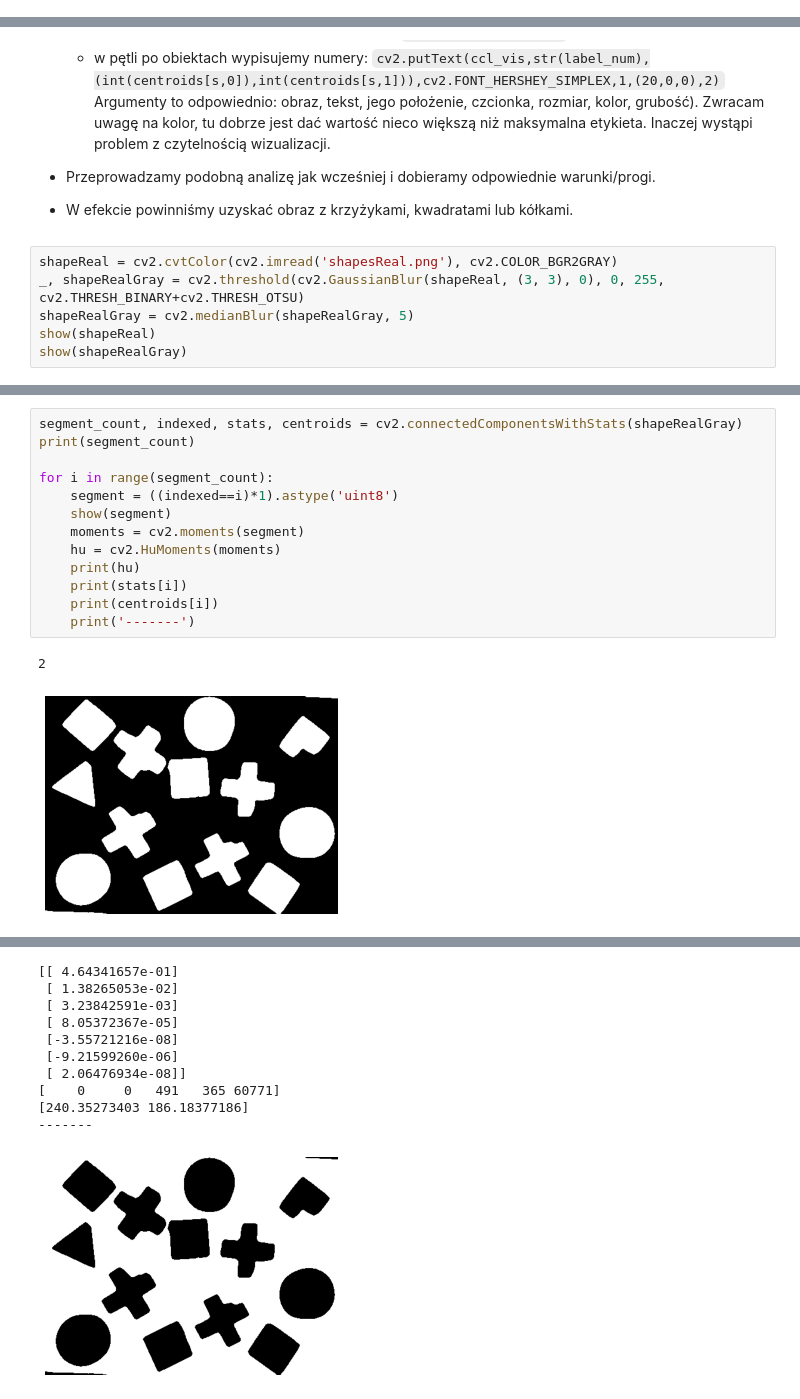
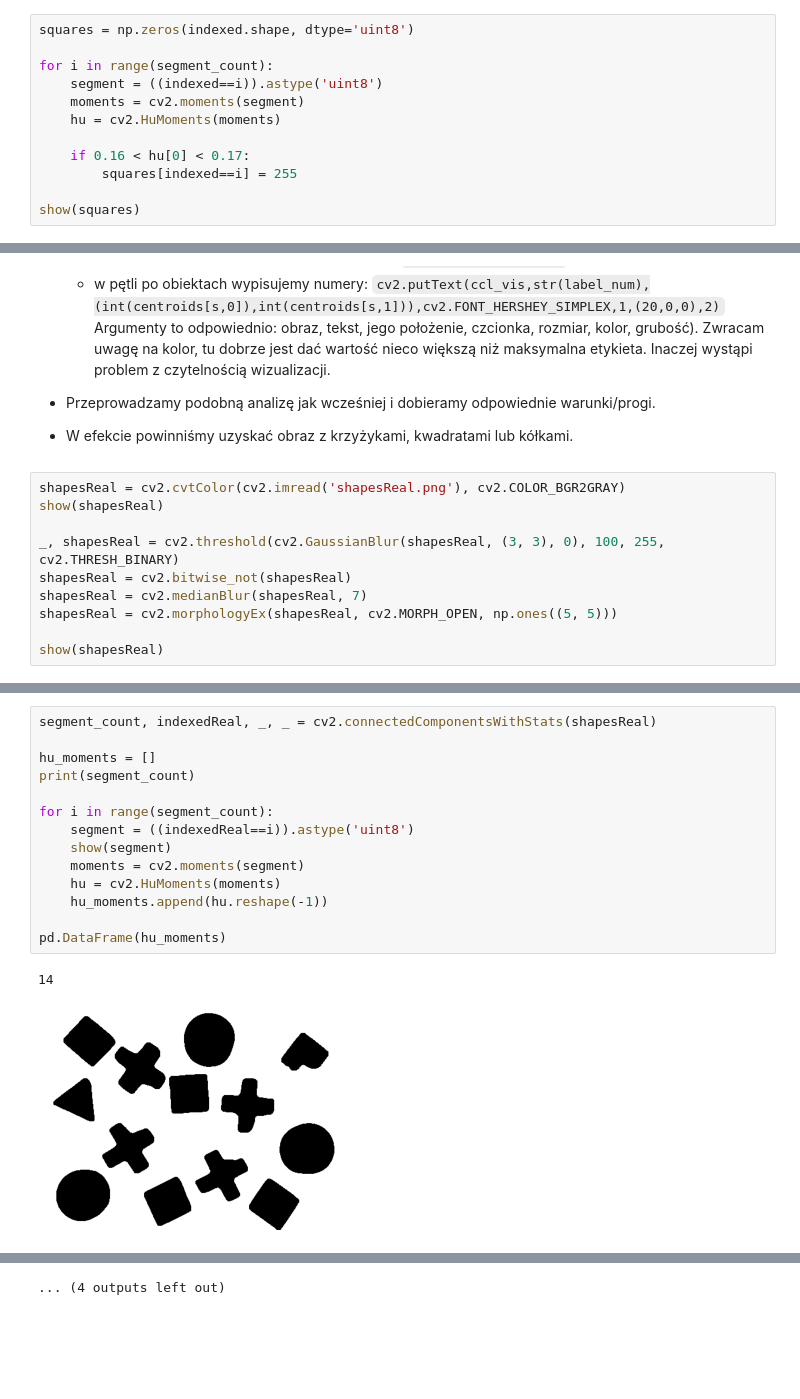
Before and after one commit to mhawryluk/wdcpo, a Jupyter notebook: lab11/11_ccl.ipynb, the cells around one changed output, grey strips where cells are left out. Cells and saved outputs as stored; diff of their text form; blank space fills up the shorter version.

```diff
--- a/lab11/11_ccl.ipynb
+++ b/lab11/11_ccl.ipynb
@@ -386,0 +408,12 @@ for i in range(segment_count):
+# %%
+squares = np.zeros(indexed.shape, dtype='uint8')
+
+for i in range(segment_count):
+    segment = ((indexed==i)).astype('uint8')
+    moments = cv2.moments(segment)
+    hu = cv2.HuMoments(moments)
+
+    if 0.16 < hu[0] < 0.17:
+        squares[indexed==i] = 255
+
+show(squares)
@@ -407,10 +442,14 @@ for i in range(segment_count):
 - Przeprowadzamy podobną analizę jak wcześniej i dobieramy odpowiednie warunki/progi.
 - W efekcie powinniśmy uzyskać obraz z krzyżykami, kwadratami lub kółkami.
 # %%
-shapeReal = cv2.cvtColor(cv2.imread('shapesReal.png'), cv2.COLOR_BGR2GRAY)
-_, shapeRealGray = cv2.threshold(cv2.GaussianBlur(shapeReal, (3, 3), 0), 0, 255, cv2.THRESH_BINARY+cv2.THRESH_OTSU)
-shapeRealGray = cv2.medianBlur(shapeRealGray, 5)
-show(shapeReal)
-show(shapeRealGray)
+shapesReal = cv2.cvtColor(cv2.imread('shapesReal.png'), cv2.COLOR_BGR2GRAY)
+show(shapesReal)
+
+_, shapesReal = cv2.threshold(cv2.GaussianBlur(shapesReal, (3, 3), 0), 100, 255, cv2.THRESH_BINARY)
+shapesReal = cv2.bitwise_not(shapesReal)
+shapesReal = cv2.medianBlur(shapesReal, 7)
+shapesReal = cv2.morphologyEx(shapesReal, cv2.MORPH_OPEN, np.ones((5, 5)))
+
+show(shapesReal)
 # %% [output]
 [figure]
@@ -418,16 +457,17 @@ show(shapeRealGray)
 # %%
-segment_count, indexed, stats, centroids = cv2.connectedComponentsWithStats(shapeRealGray)
+segment_count, indexedReal, _, _ = cv2.connectedComponentsWithStats(shapesReal)
+
+hu_moments = []
 print(segment_count)
 
 for i in range(segment_count):
-    segment = ((indexed==i)*1).astype('uint8')
+    segment = ((indexedReal==i)).astype('uint8')
     show(segment)
     moments = cv2.moments(segment)
     hu = cv2.HuMoments(moments)
-    print(hu)
-    print(stats[i])
-    print(centroids[i])
-    print('-------')
+    hu_moments.append(hu.reshape(-1))
+
+pd.DataFrame(hu_moments)
 # %% [output]
-2
+14
-[figure, old version]
+[figure, new version]
@@ -434,11 +484 @@ for i in range(segment_count):
-[[ 4.64341657e-01]
- [ 1.38265053e-02]
- [ 3.23842591e-03]
- [ 8.05372367e-05]
- [-3.55721216e-08]
- [-9.21599260e-06]
- [ 2.06476934e-08]]
-[    0     0   491   365 60771]
-[240.35273403 186.18377186]
--------
+... (4 outputs left out)
-[figure, old version]
```
Also changed, not shown: parts of 12 cells of this notebook.
